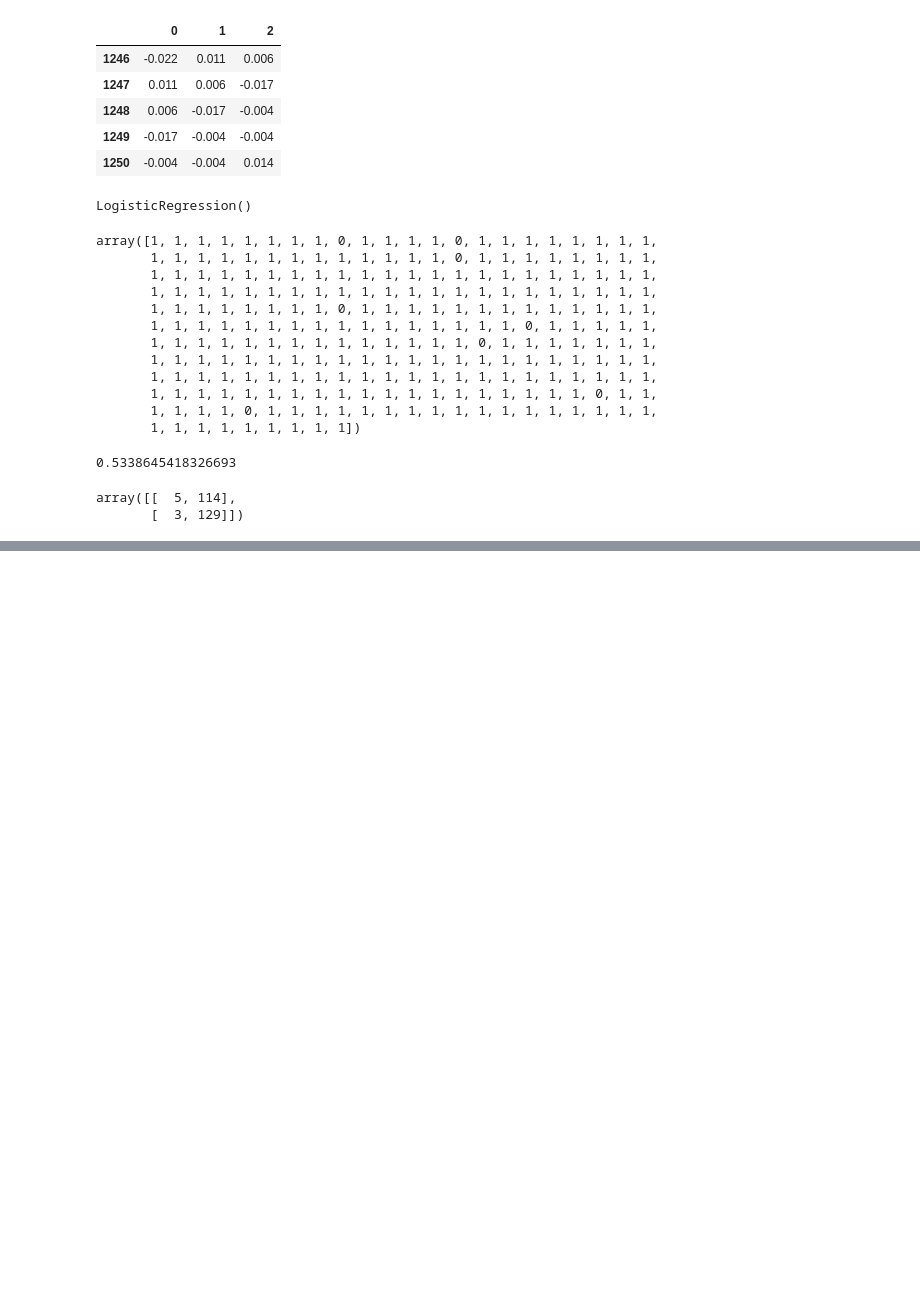
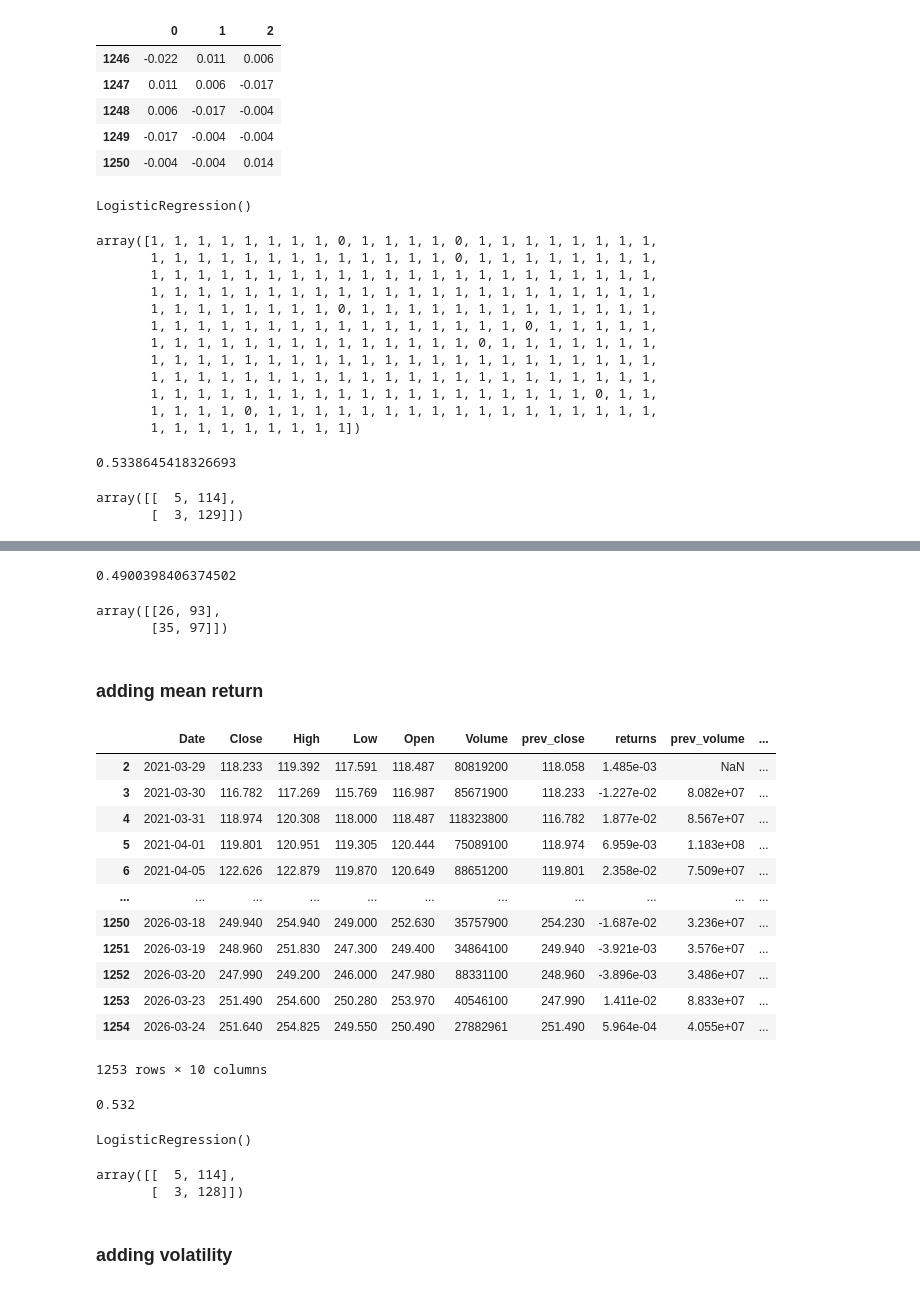
Before and after one commit to shaizaiqubal/stock-price-predictor, a Jupyter notebook: model.ipynb, the cells around one changed output, grey strips where cells are left out. Drawn from its saved outputs; the diff is of its cells as text; code cells hidden in the pictures; blank space fills up the shorter version.

Commit message:
tweaked model features

```diff
--- a/model.ipynb
+++ b/model.ipynb
@@ -149,0 +223,27 @@ array([[  5, 114],
+# %%
+accuracy_score(y_test,y_pred2)
+# %% [output]
+0.4900398406374502
+# %%
+confusion_matrix(y_test,y_pred2)
+# %% [output]
+array([[26, 93],
+       [35, 97]])
+# %% [markdown]
+### adding mean return
+# %%
+raw_df
+# %% [output]
+|  | Date | Close | High | Low | Open | Volume | prev_close | returns | prev_volume | ... |
+| 2 | 2021-03-29 | 118.233 | 119.392 | 117.591 | 118.487 | 80819200 | 118.058 | 1.485e-03 | NaN | ... |
+| 3 | 2021-03-30 | 116.782 | 117.269 | 115.769 | 116.987 | 85671900 | 118.233 | -1.227e-02 | 8.082e+07 | ... |
+| 4 | 2021-03-31 | 118.974 | 120.308 | 118.000 | 118.487 | 118323800 | 116.782 | 1.877e-02 | 8.567e+07 | ... |
+| 5 | 2021-04-01 | 119.801 | 120.951 | 119.305 | 120.444 | 75089100 | 118.974 | 6.959e-03 | 1.183e+08 | ... |
+| 6 | 2021-04-05 | 122.626 | 122.879 | 119.870 | 120.649 | 88651200 | 119.801 | 2.358e-02 | 7.509e+07 | ... |
+| ... | ... | ... | ... | ... | ... | ... | ... | ... | ... | ... |
+| 1250 | 2026-03-18 | 249.940 | 254.940 | 249.000 | 252.630 | 35757900 | 254.230 | -1.687e-02 | 3.236e+07 | ... |
+| 1251 | 2026-03-19 | 248.960 | 251.830 | 247.300 | 249.400 | 34864100 | 249.940 | -3.921e-03 | 3.576e+07 | ... |
+| 1252 | 2026-03-20 | 247.990 | 249.200 | 246.000 | 247.980 | 88331100 | 248.960 | -3.896e-03 | 3.486e+07 | ... |
+| 1253 | 2026-03-23 | 251.490 | 254.600 | 250.280 | 253.970 | 40546100 | 247.990 | 1.411e-02 | 8.833e+07 | ... |
+| 1254 | 2026-03-24 | 251.640 | 254.825 | 249.550 | 250.490 | 27882961 | 251.490 | 5.964e-04 | 4.055e+07 | ... |
+1253 rows × 10 columns
@@ -149,0 +273,22 @@ array([[  5, 114],
+# %%
+y_pred = model3.predict(X_test)
+accuracy_score( y_test, y_pred)
+# %% [output]
+0.532
+# %%
+X_train, X_test, y_train, y_test = train_test_split(X,y, test_size=0.2, shuffle=False)
+scaler3=StandardScaler()
+X_train = scaler3.fit_transform(X_train)
+X_test = scaler3.transform(X_test)
+
+model3=LogisticRegression()
+model3.fit(X_train,y_train)
+# %% [output]
+LogisticRegression()
+# %%
+confusion_matrix(y_test, y_pred)
+# %% [output]
+array([[  5, 114],
+       [  3, 128]])
+# %% [markdown]
+### adding volatility
```
Also changed, not shown: parts of 14 cells of this notebook.
